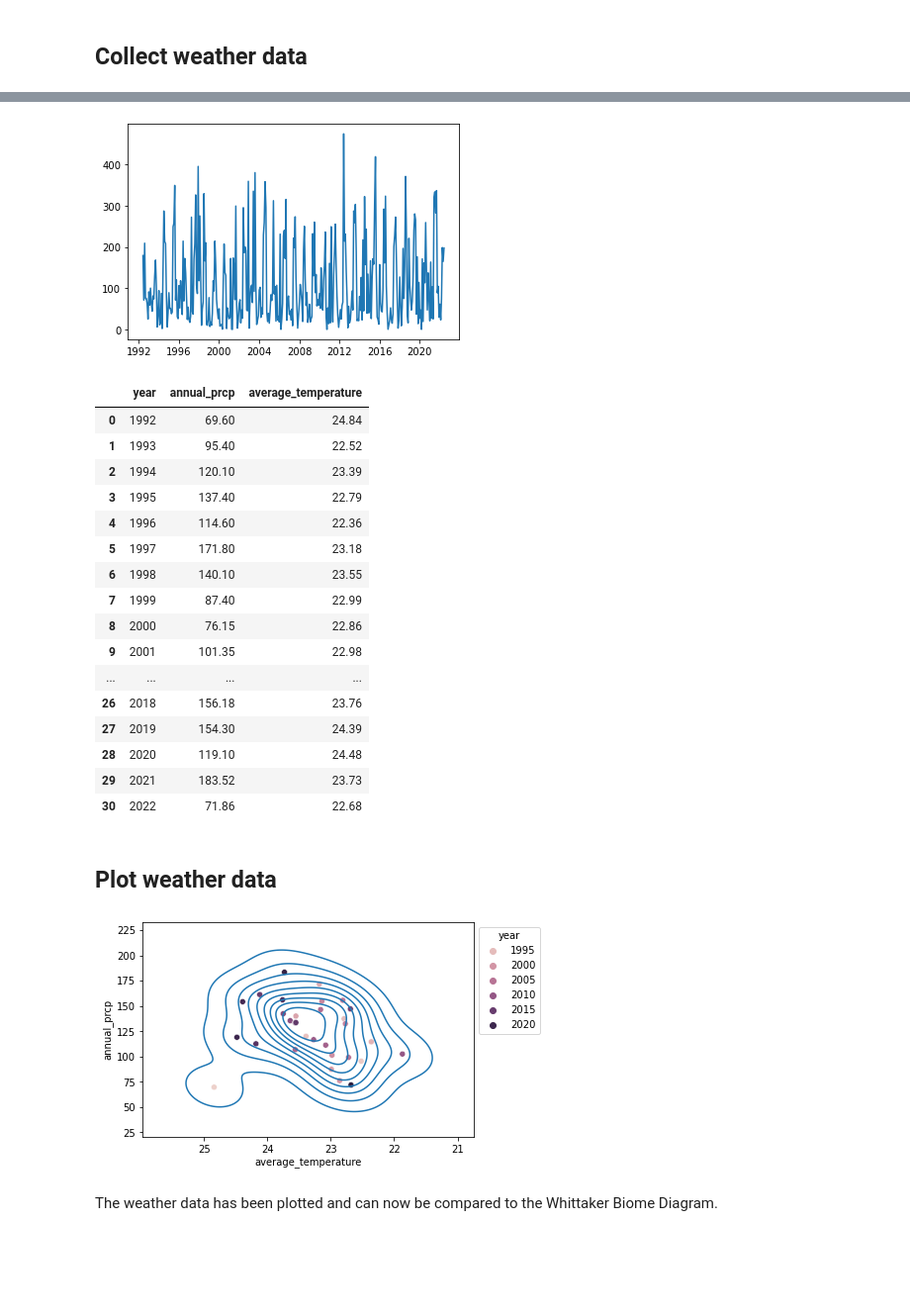
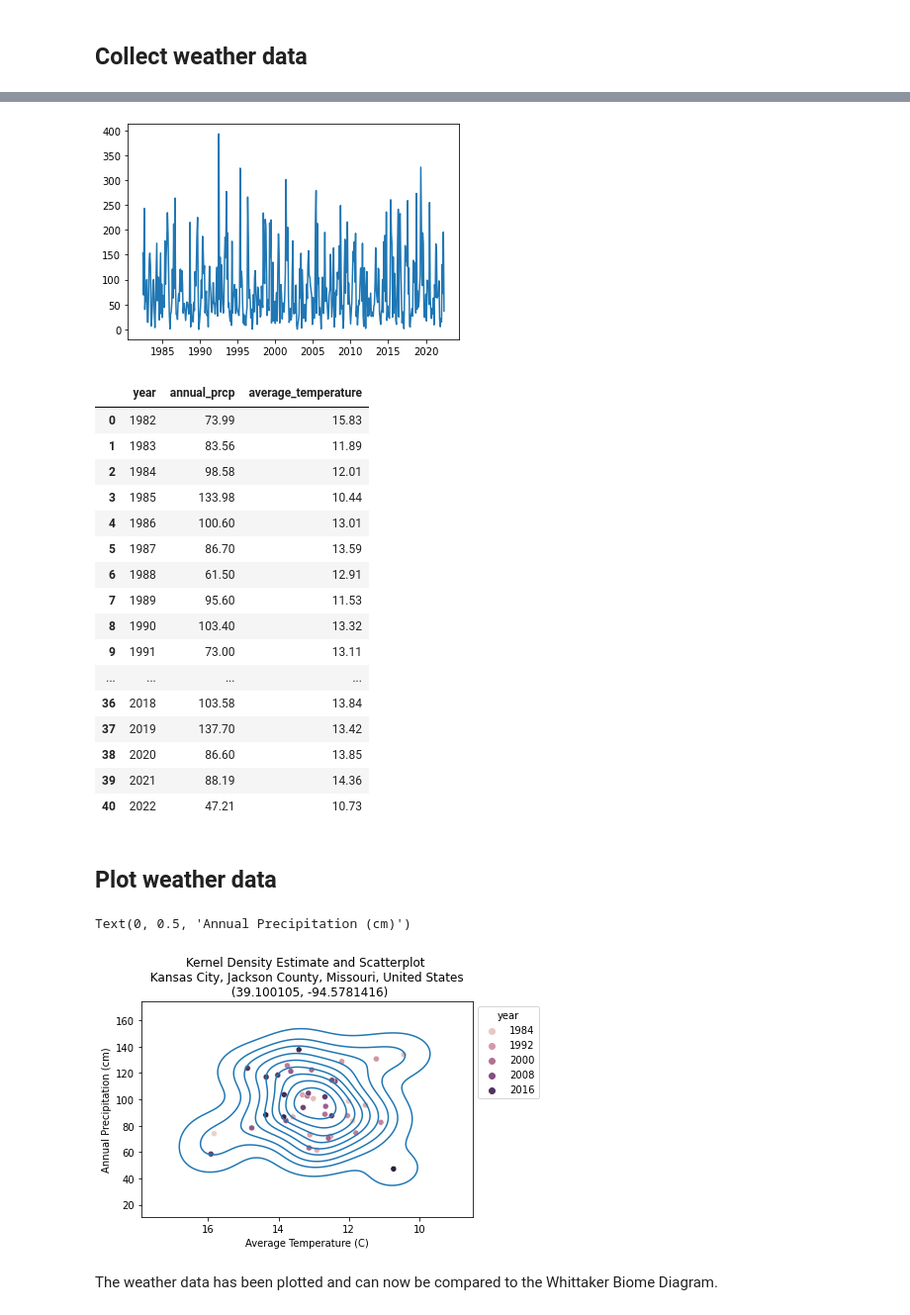
Before and after one commit to ckilroy0/coursework, a Jupyter notebook: FOR4934/WhittakerBiomeAnalysis.ipynb, the cells around one changed output, grey strips where cells are left out. Shown: that part at 99% size. Saved outputs shown, nothing was run; the diff lists cells and outputs as text; code cells hidden in the pictures; blank space fills up the shorter version.

Commit message:
Working analysis
Added geolocator and background image to plot. Script outputs a working analytical model

```diff
--- a/FOR4934/WhittakerBiomeAnalysis.ipynb
+++ b/FOR4934/WhittakerBiomeAnalysis.ipynb
@@ -20,6 +29,7 @@ import seaborn as sns
 # %%
-# Calculate start and end dates
-start = date(2022-30, 6, 1)
+# Set start and end dates
+n = 40
+start = date(2022-n, 6, 1)
 end = date(2022, 6, 1)
 
 t1 = time(0, 0)
@@ -33,3 +40,8 @@ lon = -82.46
 # %%
-#stations = stations.nearby(lat, lon)
-tampa = Point(lat, lon)
+# Set location
+location = geolocator.geocode("Kansas City MO")
+print(location.address)
+print((location.latitude, location.longitude))
+lat = location.latitude
+lon = location.longitude
+point = Point(lat, lon)
@@ -36,6 +51,6 @@ tampa = Point(lat, lon)
 # %%
 #monthlyData = Monthly(station, start, end).fetch()
-monthlyData = Monthly(tampa, start, end).fetch()
+monthlyData = Monthly(point, start, end).fetch()
 # %%
 monthlyData
 # %% [output]
@@ -58,5 +73,5 @@ monthlyData
 plt.plot(monthlyData.index, monthlyData['prcp'])
 plt.show()
 # %% [output]
-[figure, old version]
+[figure, new version]
 # %%
@@ -77,35 +88,44 @@ grouped['average_temperature'] = round(grouped['average_temperature'],2)
 # Convert precipitation from mm to cm
 grouped['annual_prcp'] = grouped['annual_prcp']*0.1
 
+# Drop NA
+grouped.dropna(inplace=True)
+
 grouped
 # %% [output]
 |  | year | annual_prcp | average_temperature |
-| 0 | 1992 | 69.60 | 24.84 |
-| 1 | 1993 | 95.40 | 22.52 |
-| 2 | 1994 | 120.10 | 23.39 |
-| 3 | 1995 | 137.40 | 22.79 |
-| 4 | 1996 | 114.60 | 22.36 |
-| 5 | 1997 | 171.80 | 23.18 |
-| 6 | 1998 | 140.10 | 23.55 |
-| 7 | 1999 | 87.40 | 22.99 |
-| 8 | 2000 | 76.15 | 22.86 |
-| 9 | 2001 | 101.35 | 22.98 |
+| 0 | 1982 | 73.99 | 15.83 |
+| 1 | 1983 | 83.56 | 11.89 |
+| 2 | 1984 | 98.58 | 12.01 |
+| 3 | 1985 | 133.98 | 10.44 |
+| 4 | 1986 | 100.60 | 13.01 |
+| 5 | 1987 | 86.70 | 13.59 |
+| 6 | 1988 | 61.50 | 12.91 |
+| 7 | 1989 | 95.60 | 11.53 |
+| 8 | 1990 | 103.40 | 13.32 |
+| 9 | 1991 | 73.00 | 13.11 |
 | ... | ... | ... | ... |
-| 26 | 2018 | 156.18 | 23.76 |
-| 27 | 2019 | 154.30 | 24.39 |
-| 28 | 2020 | 119.10 | 24.48 |
-| 29 | 2021 | 183.52 | 23.73 |
-| 30 | 2022 | 71.86 | 22.68 |
+| 36 | 2018 | 103.58 | 13.84 |
+| 37 | 2019 | 137.70 | 13.42 |
+| 38 | 2020 | 86.60 | 13.85 |
+| 39 | 2021 | 88.19 | 14.36 |
+| 40 | 2022 | 47.21 | 10.73 |
 # %% [markdown]
 ## Plot weather data
 # %%
 fig, axes = plt.subplots()
 sns.kdeplot( x=grouped["average_temperature"], y=grouped["annual_prcp"],  ax=axes)
 sns.scatterplot(x=grouped["average_temperature"],y=grouped["annual_prcp"], ax = axes, hue=grouped["year"])
 #sns.lineplot(grouped,x=grouped["average_temperature"],y=grouped["annual_prcp"], sort=False, color='black', lw=1)
 sns.move_legend(axes, "upper left", bbox_to_anchor=(1, 1))
 axes.invert_xaxis()
+
+plt.title(f"Kernel Density Estimate and Scatterplot \n {location.address} \n {location.latitude, location.longitude}")
+
+plt.xlabel('Average Temperature (C)')
+plt.ylabel('Annual Precipitation (cm)')
 # %% [output]
+Text(0, 0.5, 'Annual Precipitation (cm)')
-[figure, old version]
+[figure, new version]
 # %% [markdown]
 The weather data has been plotted and can now be compared to the Whittaker Biome Diagram.
```
Also changed, not shown: parts of 9 cells of this notebook, 1 other file.
